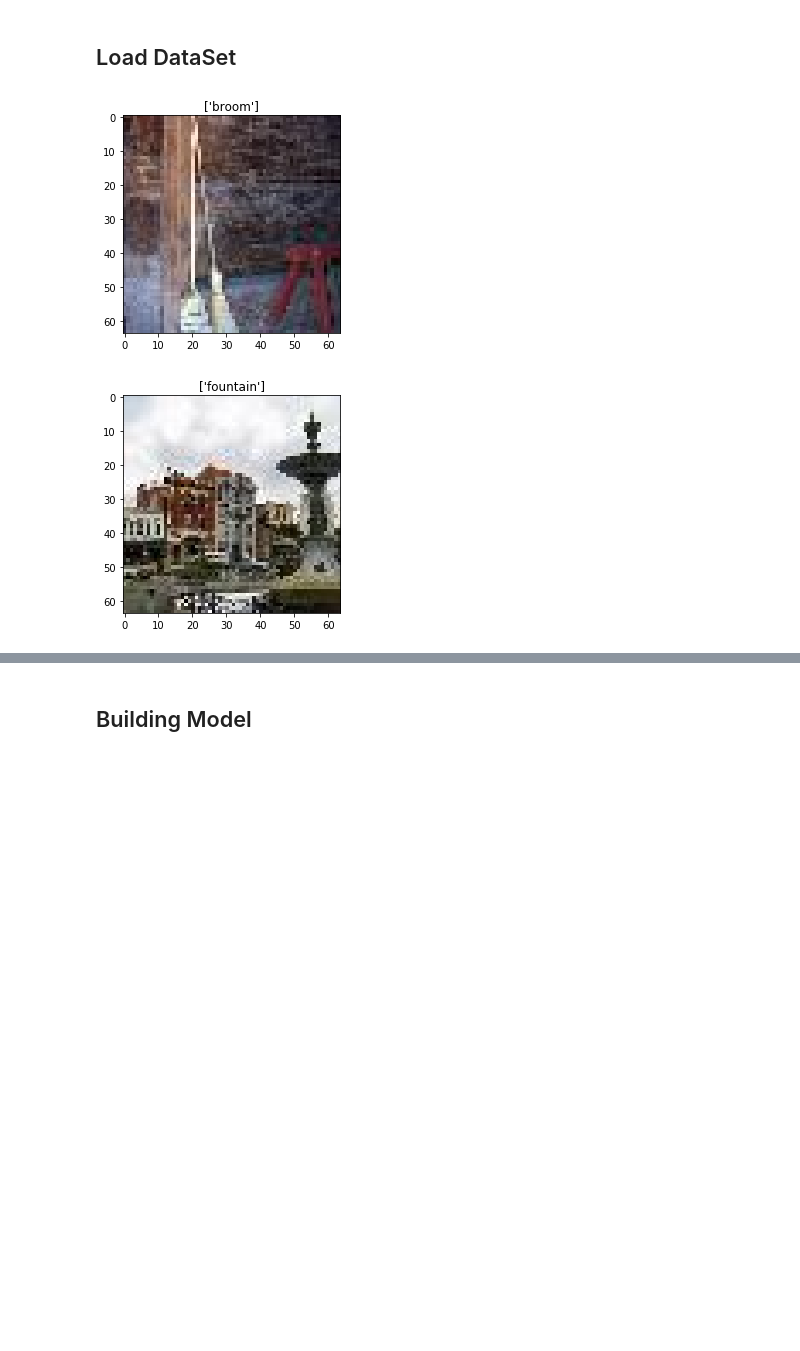
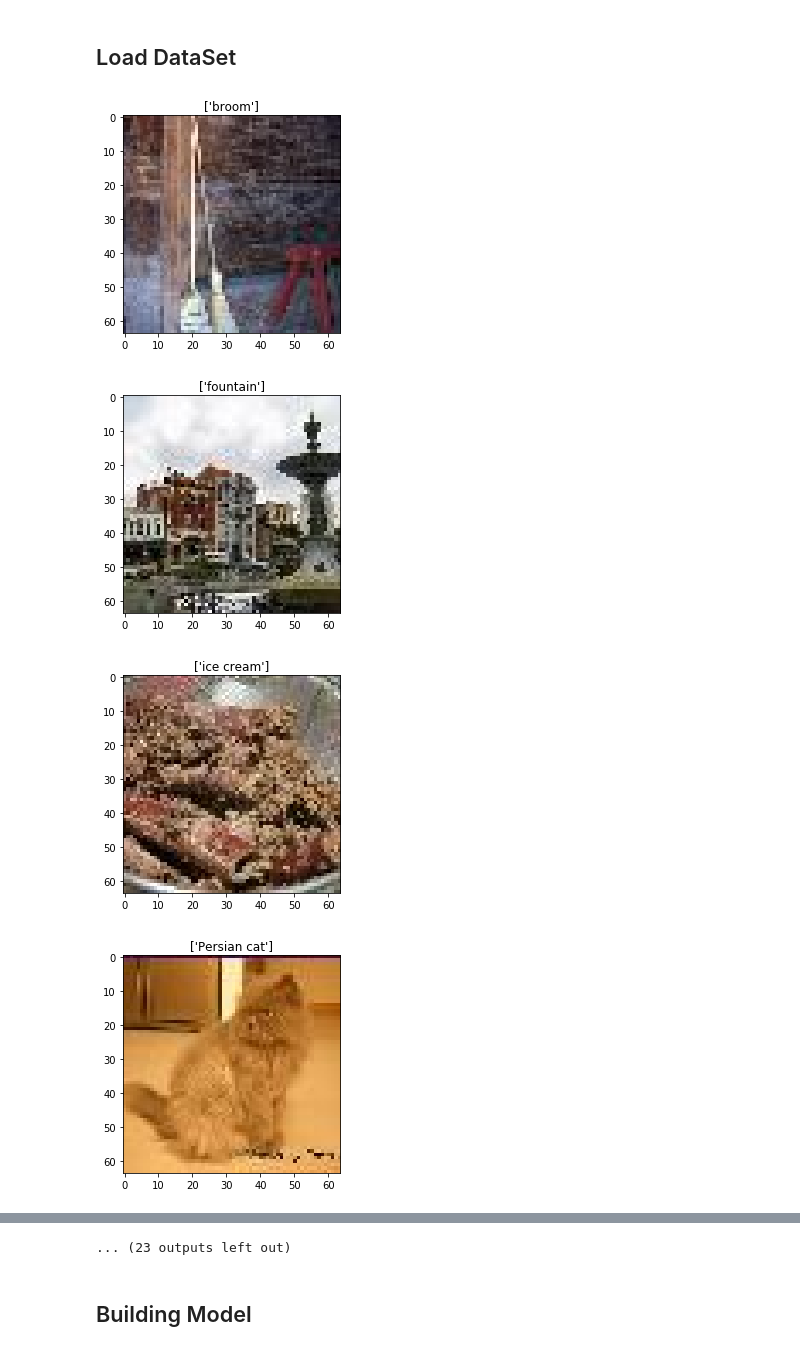
Before and after one commit to public-ai/Image-Classification-models, a Jupyter notebook: scripts/vggnet.ipynb, the cells around one changed output, grey strips where cells are left out. Drawn from its saved outputs; the diff is of its cells as text; code cells hidden in the pictures; blank space fills up the shorter version.

```diff
--- a/scripts/vggnet.ipynb
+++ b/scripts/vggnet.ipynb
@@ -53,15 +62,17 @@ def show_graph(graph_def, max_const_size=32):
 # %%
 trainset = Dataset('train')
 
 num_classes = trainset.num_classes
 num_data = trainset.num_data
 
-images, labels = trainset[:2]
+images, labels = trainset[:64]
 
 for image, label in zip(images,labels):
     plt.title(trainset.label2name(label))
     plt.imshow(image)
     plt.show()
 # %% [output]
 [figure]
 [figure]
+[figure, added]
+[figure, added]
@@ -68,2 +87,3 @@ for image, label in zip(images,labels):
+... (23 outputs left out)
 # %% [markdown]
 ## Building Model
```
Also changed, not shown: parts of 12 cells of this notebook, 1 other file.
